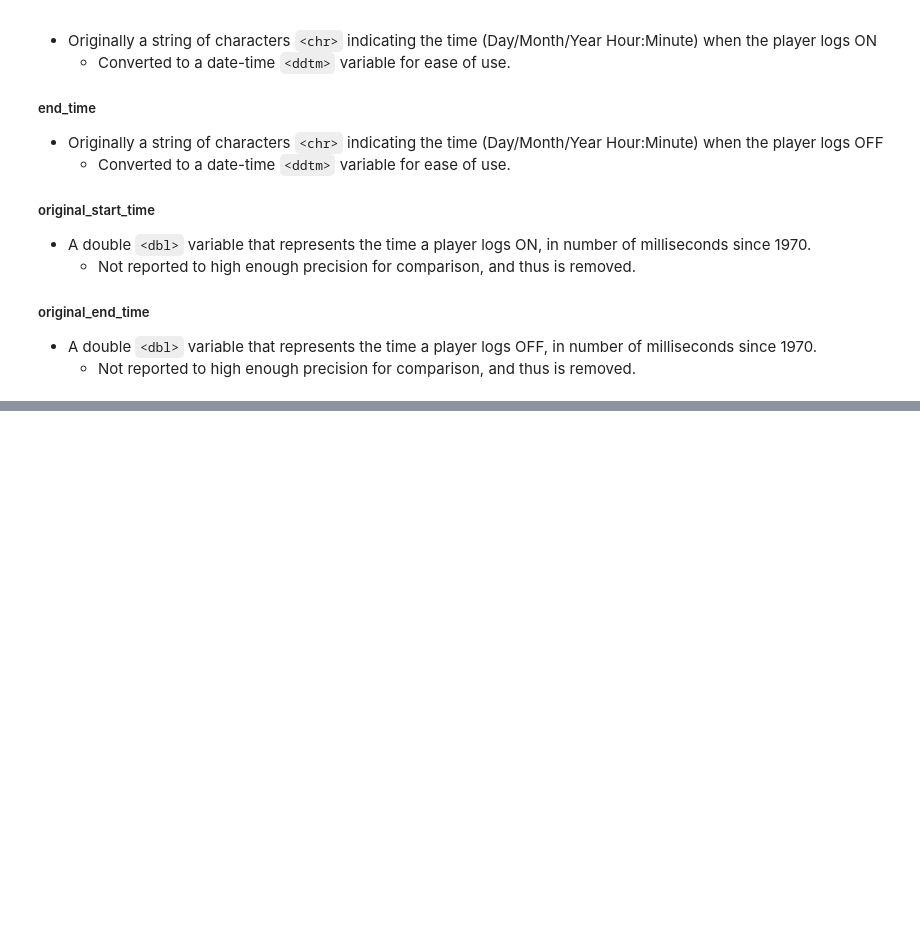
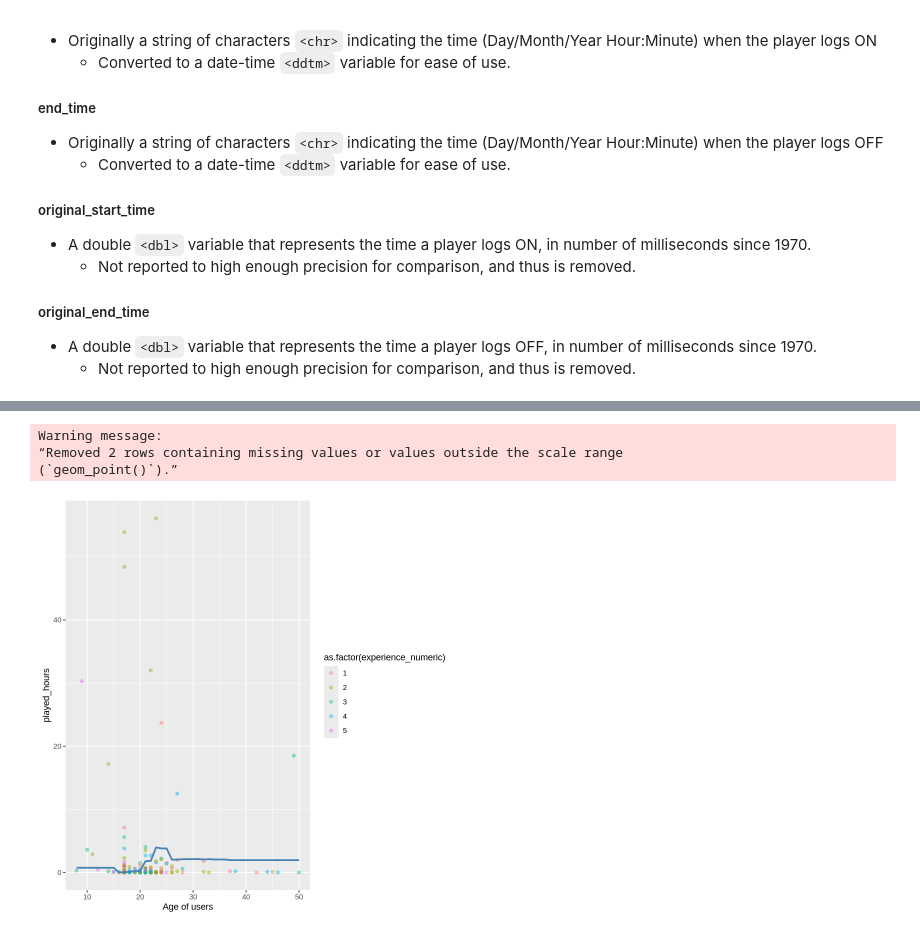
Before and after one commit to Seanrsl19/dsci-100-s006-g35, a Jupyter notebook: project_final.ipynb, the cells around one changed output, grey strips where cells are left out. Saved outputs shown, nothing was run; the diff lists cells and outputs as text; code cells hidden in the pictures; blank space fills up the shorter version.

```diff
--- a/project_final.ipynb
+++ b/project_final.ipynb
@@ -62,0 +262,17 @@ A catalogue of all 1535 instances where a player logs into the server with the f
+# %%
+players_final_spec <- nearest_neighbor(weight_func = "rectangular", neighbors = k_min) |>
+    set_engine("kknn") |>
+    set_mode("regression")
+
+players_final_fit <- workflow() |>
+    add_recipe(knn_recipe) |>
+    add_model(players_final_spec) |>
+    fit(data = players_train)
+
+players_summary <- players_final_fit |>
+    predict(players_test) |>
+    bind_cols(players_test) |>
+    metrics(truth = played_hours, estimate = .pred) |>
+    filter(.metric == "rmse")
+
+players_summary
@@ -62,0 +284,28 @@ A catalogue of all 1535 instances where a player logs into the server with the f
+# %%
+players_prediction_grid <- expand_grid(
+  Age = seq(
+    from = min(tidy_players$Age, na.rm = TRUE),
+    to   = max(tidy_players$Age, na.rm = TRUE),
+    by = 1
+  ),
+  experience_numeric = 1:5
+)
+
+players_pred <- players_final_fit |>
+    predict(players_prediction_grid)|>
+    bind_cols(players_prediction_grid)
+
+players_plot_final <- tidy_players |>
+    ggplot(aes(x = Age, y = played_hours, color = as.factor(experience_numeric))) +
+    geom_point(alpha = 0.4) +
+    geom_line(data = players_pred, mapping = aes(x = Age, y = .pred),
+            color = "steelblue",
+            linewidth = 1) +
+    xlab("Age of users")
+
+players_plot_final
+# %% [output]
+Warning message:
+“Removed 2 rows containing missing values or values outside the scale range
+(`geom_point()`).”
+[figure, added]
```
Also changed, not shown: parts of 8 cells of this notebook.
